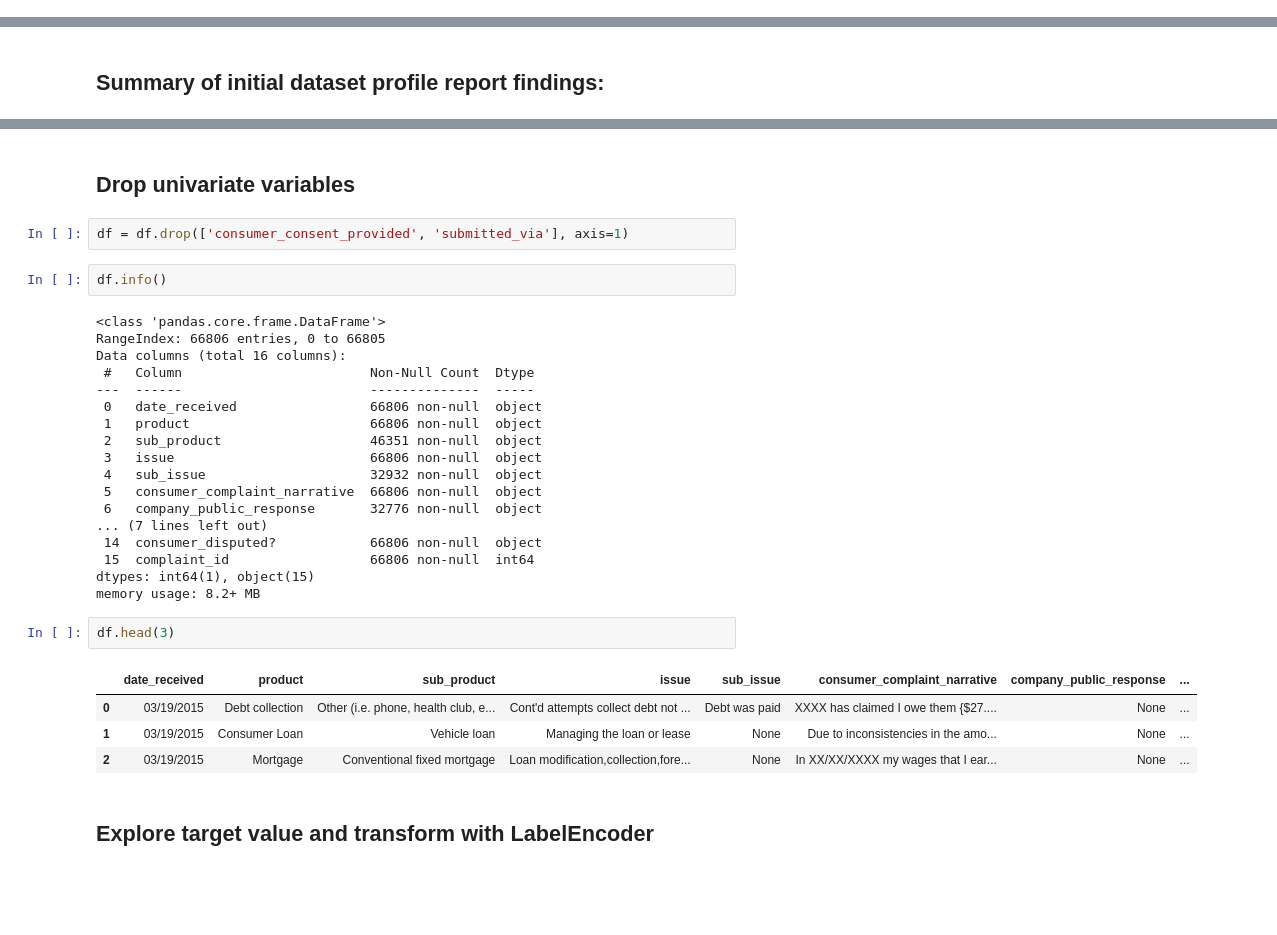
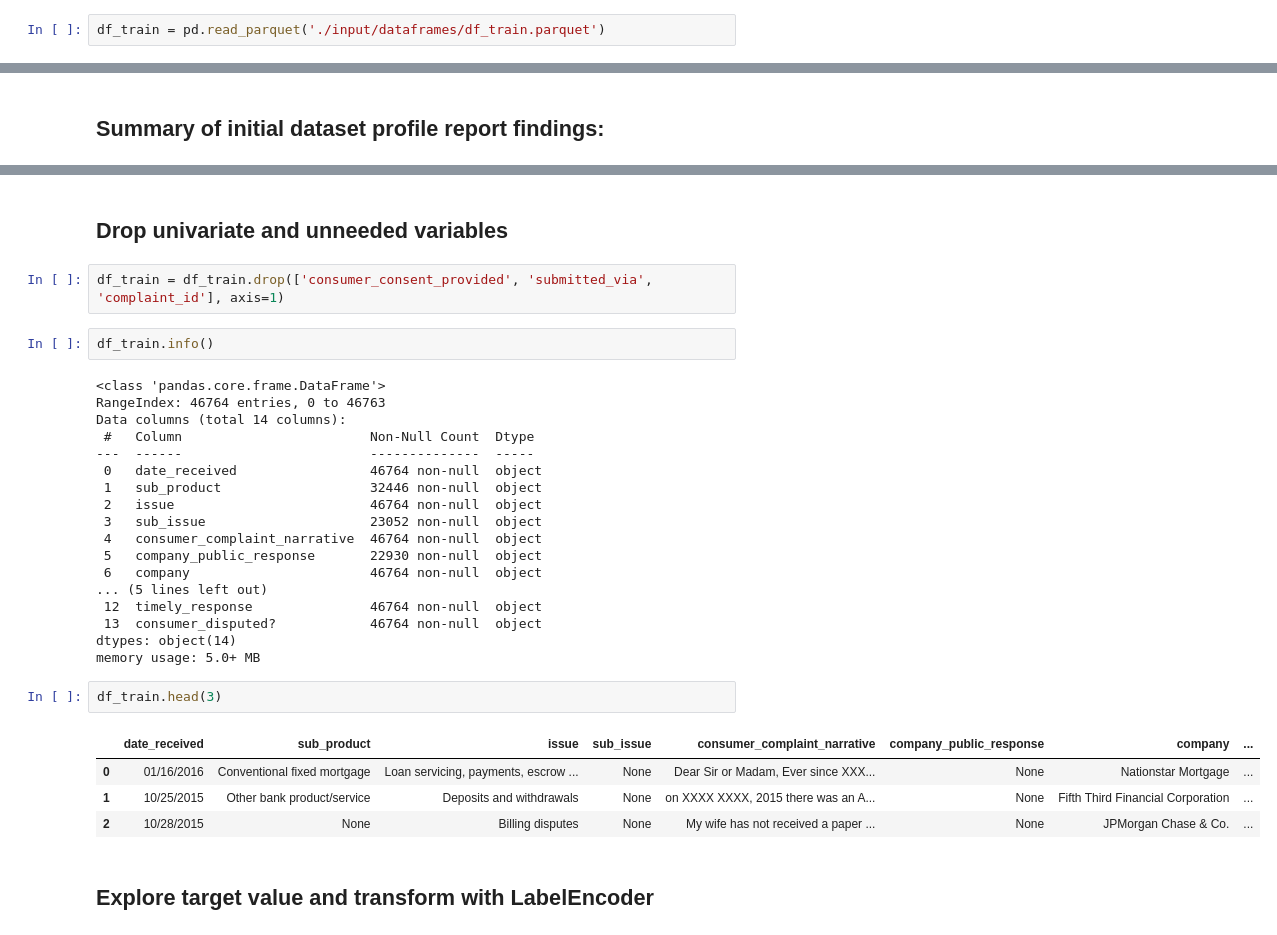
Before and after one commit to schellrw/consumer_complaints, a Jupyter notebook: 00_EDA_and_FE.ipynb, the cells around one changed output, grey strips where cells are left out. Saved outputs shown, nothing was run; the diff lists cells and outputs as text; blank space fills up the shorter version.

```diff
--- a/00_EDA_and_FE.ipynb
+++ b/00_EDA_and_FE.ipynb
@@ -57,0 +286,2 @@ memory usage: 76.3+ MB
+# %%
+df_train = pd.read_parquet('./input/dataframes/df_train.parquet')
@@ -146,34 +361,34 @@ initial_profile.to_file("./EDA_outputs/initial_consumer_complaints_EDA_profiling
 # %% [markdown]
-## Drop univariate variables
+## Drop univariate and unneeded variables
 # %%
-df = df.drop(['consumer_consent_provided', 'submitted_via'], axis=1)
+df_train = df_train.drop(['consumer_consent_provided', 'submitted_via', 'complaint_id'], axis=1)
 # %%
-df.info()
+df_train.info()
 # %% [output]
 <class 'pandas.core.frame.DataFrame'>
-RangeIndex: 66806 entries, 0 to 66805
-Data columns (total 16 columns):
+RangeIndex: 46764 entries, 0 to 46763
+Data columns (total 14 columns):
  #   Column                        Non-Null Count  Dtype
 ---  ------                        --------------  -----
- 0   date_received                 66806 non-null  object
- 1   product                       66806 non-null  object
- 2   sub_product                   46351 non-null  object
- 3   issue                         66806 non-null  object
- 4   sub_issue                     32932 non-null  object
- 5   consumer_complaint_narrative  66806 non-null  object
- 6   company_public_response       32776 non-null  object
-... (7 lines left out)
- 14  consumer_disputed?            66806 non-null  object
- 15  complaint_id                  66806 non-null  int64
-dtypes: int64(1), object(15)
-memory usage: 8.2+ MB
+ 0   date_received                 46764 non-null  object
+ 1   sub_product                   32446 non-null  object
+ 2   issue                         46764 non-null  object
+ 3   sub_issue                     23052 non-null  object
+ 4   consumer_complaint_narrative  46764 non-null  object
+ 5   company_public_response       22930 non-null  object
+ 6   company                       46764 non-null  object
+... (5 lines left out)
+ 12  timely_response               46764 non-null  object
+ 13  consumer_disputed?            46764 non-null  object
+dtypes: object(14)
+memory usage: 5.0+ MB
 # %%
-df.head(3)
+df_train.head(3)
 # %% [output]
-|  | date_received | product | sub_product | issue | sub_issue | consumer_complaint_narrative | company_public_response | ... |
-| 0 | 03/19/2015 | Debt collection | Other (i.e. phone, health club, e... | Cont'd attempts collect debt not ... | Debt was paid | XXXX has claimed I owe them {$27.... | None | ... |
-| 1 | 03/19/2015 | Consumer Loan | Vehicle loan | Managing the loan or lease | None | Due to inconsistencies in the amo... | None | ... |
-| 2 | 03/19/2015 | Mortgage | Conventional fixed mortgage | Loan modification,collection,fore... | None | In XX/XX/XXXX my wages that I ear... | None | ... |
+|  | date_received | sub_product | issue | sub_issue | consumer_complaint_narrative | company_public_response | company | ... |
+| 0 | 01/16/2016 | Conventional fixed mortgage | Loan servicing, payments, escrow ... | None | Dear Sir or Madam, Ever since XXX... | None | Nationstar Mortgage | ... |
+| 1 | 10/25/2015 | Other bank product/service | Deposits and withdrawals | None | on XXXX XXXX, 2015 there was an A... | None | Fifth Third Financial Corporation | ... |
+| 2 | 10/28/2015 | None | Billing disputes | None | My wife has not received a paper ... | None | JPMorgan Chase & Co. | ... |
 # %% [markdown]
 ## Explore target value and transform with LabelEncoder
 # %%
```
Also changed, not shown: parts of 127 cells of this notebook, 52 other files.
